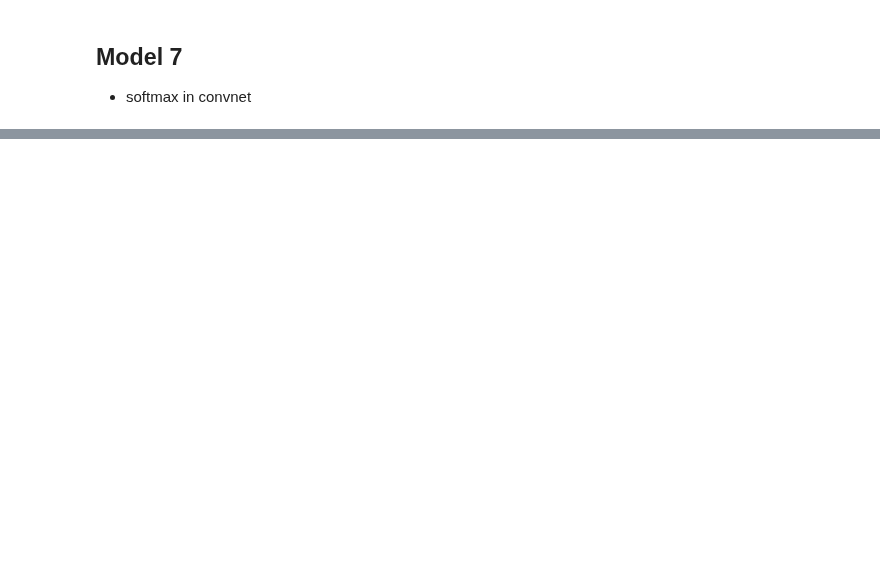
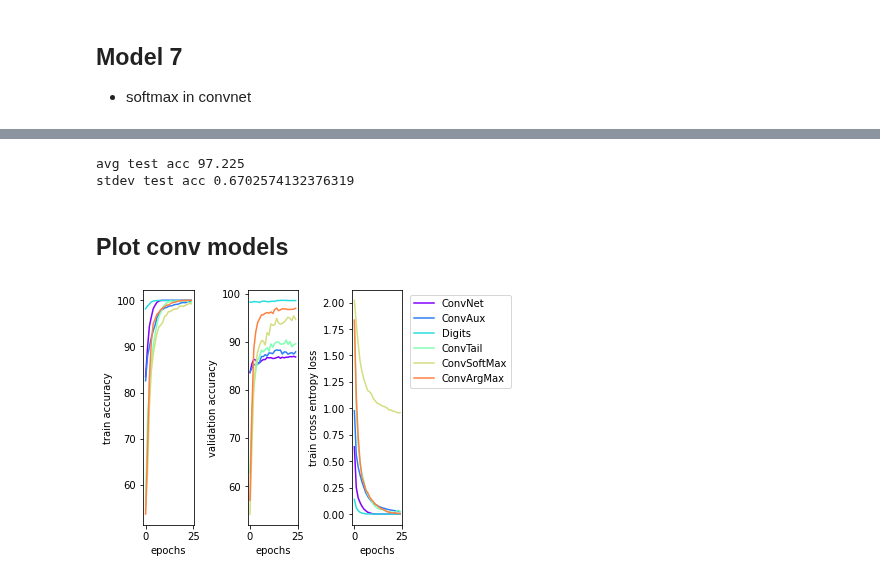
Before and after one commit to puckvg/EE-559-Team, a Jupyter notebook: Project1/FinalRuns.ipynb, the cells around one changed output, grey strips where cells are left out. Saved outputs shown, nothing was run; the diff lists cells and outputs as text; code cells hidden in the pictures; blank space fills up the shorter version.

```diff
--- a/Project1/FinalRuns.ipynb
+++ b/Project1/FinalRuns.ipynb
@@ -287,5 +219,5 @@ loss_test=0.68   acc_test=89.06
 # %%
-train_losses_conv_no_aux = np.mean(np.array(train_losses_conv_no_aux), axis=0)
-train_accuracies_conv_no_aux = np.mean(np.array(train_accuracies_conv_no_aux), axis=0)
-validation_accuracies_conv_no_aux = np.mean(np.array(validation_accuracies_conv_no_aux), axis=0)
+train_losses_convnet = np.mean(np.array(train_losses_convnet), axis=0)
+train_accuracies_convnet = np.mean(np.array(train_accuracies_convnet), axis=0)
+validation_accuracies_convnet = np.mean(np.array(validation_accuracies_convnet), axis=0)
 # %%
@@ -534,0 +467,6 @@ validation_accuracies_tailnet_softmax = np.mean(np.array(validation_accuracies_t
+# %%
+best_weight = 0.6
+test_accuracies_tailnet_argmax = []
+train_losses_tailnet_argmax = []
+train_accuracies_tailnet_argmax = []
+validation_accuracies_tailnet_argmax = []
@@ -534,0 +510,17 @@ validation_accuracies_tailnet_softmax = np.mean(np.array(validation_accuracies_t
+# %%
+avg_test_acc_tailnet_argmax = np.mean(test_accuracies_tailnet_argmax)
+stdev_test_acc_tailnet_argmax = np.std(test_accuracies_tailnet_argmax)
+print('avg test acc', avg_test_acc_tailnet_argmax)
+print('stdev test acc', stdev_test_acc_tailnet_argmax)
+# %% [output]
+avg test acc 97.225
+stdev test acc 0.6702574132376319
+# %%
+train_losses_tailnet_argmax = np.mean(np.array(train_losses_tailnet_argmax),
+                                      axis=0)
+train_accuracies_tailnet_argmax = np.mean(np.array(train_accuracies_tailnet_argmax),
+                                          axis=0)
+validation_accuracies_tailnet_argmax = np.mean(np.array(validation_accuracies_tailnet_argmax),
+                                               axis=0)
+# %% [markdown]
+## Plot conv models
@@ -534,0 +534,30 @@ validation_accuracies_tailnet_softmax = np.mean(np.array(validation_accuracies_t
+# %%
+train_losses = [train_losses_convnet,
+                train_losses_conv_aux,
+               train_losses_digits,
+               train_losses_conv_tail,
+               train_losses_tailnet_softmax,
+               train_losses_tailnet_argmax]
+train_accuracies = [train_accuracies_convnet,
+                   train_accuracies_conv_aux,
+                   train_accuracies_digits,
+                   train_accuracies_conv_tail,
+                   train_accuracies_tailnet_softmax,
+                   train_accuracies_tailnet_argmax]
+val_accuracies = [validation_accuracies_convnet,
+                 validation_accuracies_conv_aux,
+                 validation_accuracies_digits,
+                 validation_accuracies_conv_tail,
+                 validation_accuracies_tailnet_softmax,
+                 validation_accuracies_tailnet_argmax]
+labels = ["ConvNet",
+         "ConvAux",
+         "Digits",
+         "ConvTail",
+         "ConvSoftMax",
+         "ConvArgMax"]
+plt = multi_plot_training_epochs(nb_epochs, train_losses,
+                                train_accuracies, val_accuracies,
+                                labels, savefig="figures/conv_learning.png")
+# %% [output]
+[figure, added]
```
Also changed, not shown: parts of 38 cells of this notebook.
